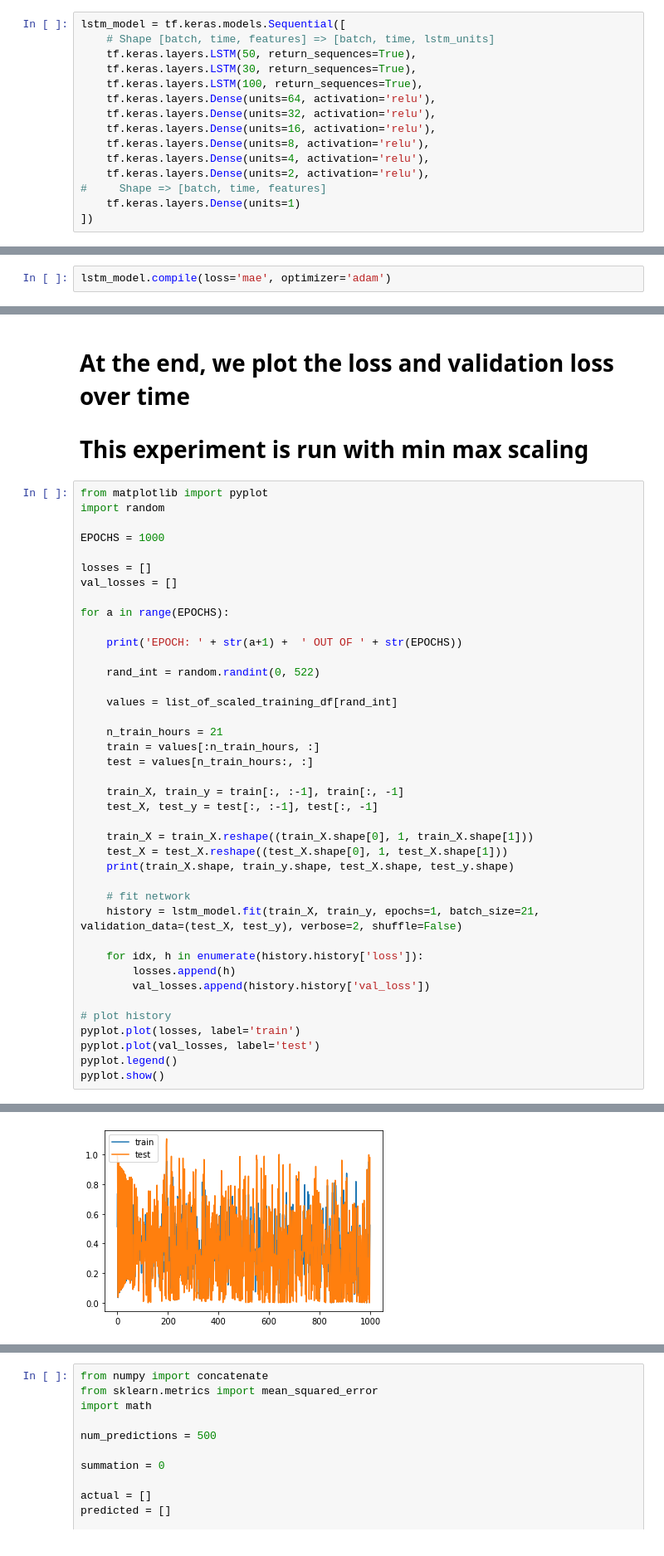
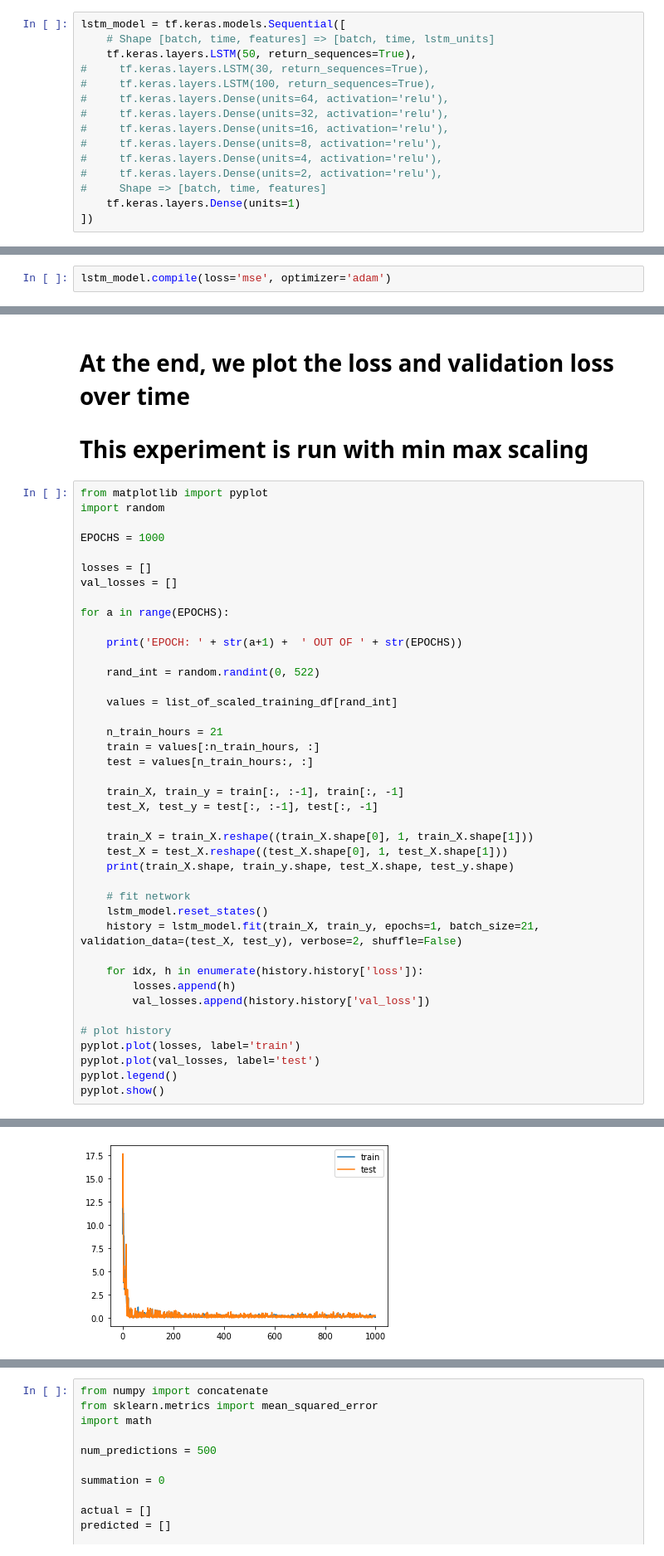
Before and after one commit to nnbaokhang/Descriptive-and-Predictive-Deep-Learning-Analytical-Tools-for-Enhanced-Bridge-Management, a Jupyter notebook: lstm_time_series_forecasting.ipynb, the cells around one changed output, grey strips where cells are left out. Shown at 83% size. Saved outputs shown, nothing was run; the diff lists cells and outputs as text.

Commit message:
Added more refined lstm code

```diff
--- a/lstm_time_series_forecasting.ipynb
+++ b/lstm_time_series_forecasting.ipynb
@@ -328,21 +328,21 @@ get_available_gpus()
 lstm_model = tf.keras.models.Sequential([
     # Shape [batch, time, features] => [batch, time, lstm_units]
     tf.keras.layers.LSTM(50, return_sequences=True),
-    tf.keras.layers.LSTM(30, return_sequences=True),
-    tf.keras.layers.LSTM(100, return_sequences=True),
-    tf.keras.layers.Dense(units=64, activation='relu'),
-    tf.keras.layers.Dense(units=32, activation='relu'),
-    tf.keras.layers.Dense(units=16, activation='relu'),
-    tf.keras.layers.Dense(units=8, activation='relu'),
-    tf.keras.layers.Dense(units=4, activation='relu'),
-    tf.keras.layers.Dense(units=2, activation='relu'),
+#     tf.keras.layers.LSTM(30, return_sequences=True),
+#     tf.keras.layers.LSTM(100, return_sequences=True),
+#     tf.keras.layers.Dense(units=64, activation='relu'),
+#     tf.keras.layers.Dense(units=32, activation='relu'),
+#     tf.keras.layers.Dense(units=16, activation='relu'),
+#     tf.keras.layers.Dense(units=8, activation='relu'),
+#     tf.keras.layers.Dense(units=4, activation='relu'),
+#     tf.keras.layers.Dense(units=2, activation='relu'),
 #     Shape => [batch, time, features]
     tf.keras.layers.Dense(units=1)
 ])
 # %% [markdown]
 # Compile model
 # %%
-lstm_model.compile(loss='mae', optimizer='adam')
+lstm_model.compile(loss='mse', optimizer='adam')
 # %% [markdown]
 # Because we have individual time series for each bridge, we define an epoch number and for each epoch we train the model an a random bridge time series
 
@@ -378,6 +378,7 @@ for a in range(EPOCHS):
     print(train_X.shape, train_y.shape, test_X.shape, test_y.shape)
 
     # fit network
+    lstm_model.reset_states()
     history = lstm_model.fit(train_X, train_y, epochs=1, batch_size=21, validation_data=(test_X, test_y), verbose=2, shuffle=False)
 
     for idx, h in enumerate(history.history['loss']):
@@ -410,3 +411,3 @@ EPOCH: 1000 OUT OF 1000
-[figure, old version]
+[figure, new version]
 # %% [markdown]
 # Based on the num_predictions we choose, we predict on that many random time series and derive a resulting root mean square error
```
Also changed, not shown: parts of 30 cells of this notebook.
